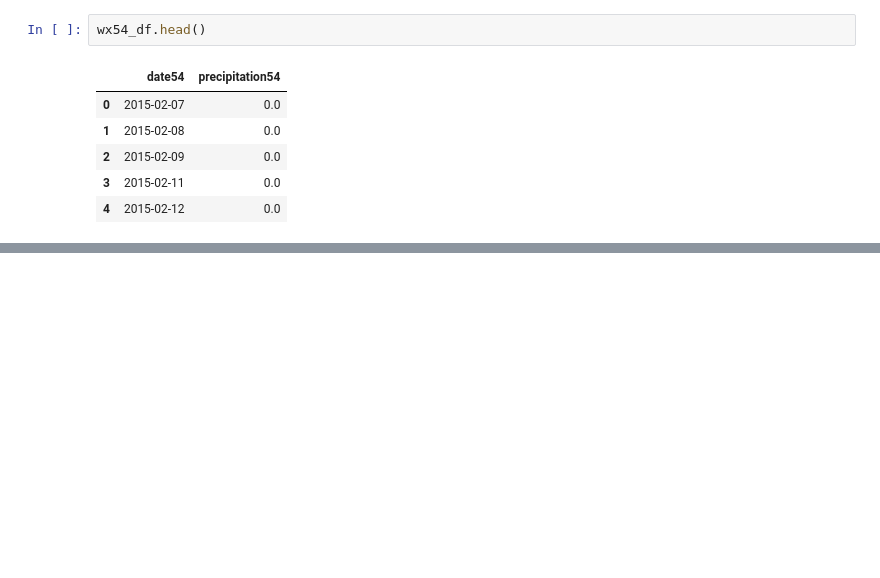
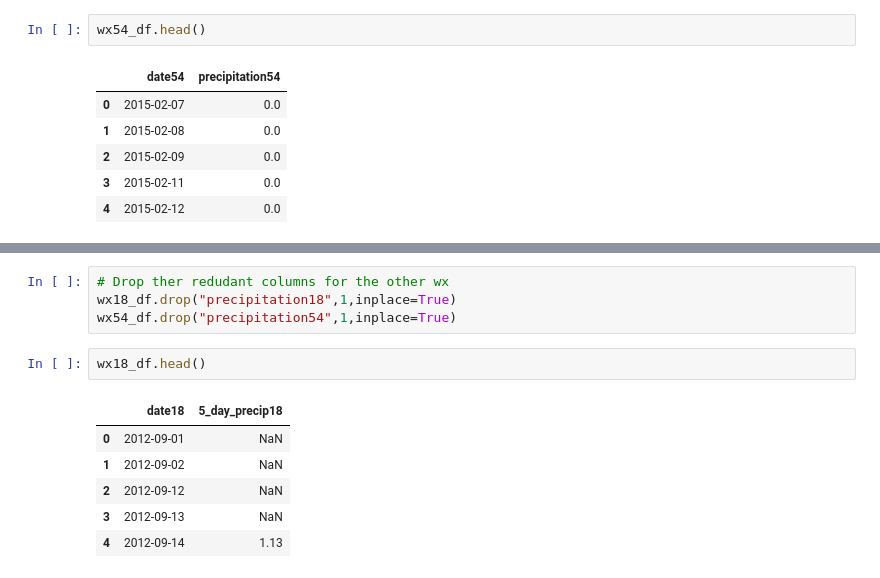
Before and after one commit to david-garza/enterococci_prediction_analysis, a Jupyter notebook: machine_learning/ml_classifier.ipynb, the cells around one changed output, grey strips where cells are left out. Saved outputs shown, nothing was run; the diff lists cells and outputs as text; blank space fills up the shorter version.

```diff
--- a/machine_learning/ml_classifier.ipynb
+++ b/machine_learning/ml_classifier.ipynb
@@ -82,0 +108,13 @@ wx54_df.head()
+# %%
+# Drop ther redudant columns for the other wx
+wx18_df.drop("precipitation18",1,inplace=True)
+wx54_df.drop("precipitation54",1,inplace=True)
+# %%
+wx18_df.head()
+# %% [output]
+|  | date18 | 5_day_precip18 |
+| 0 | 2012-09-01 | NaN |
+| 1 | 2012-09-02 | NaN |
+| 2 | 2012-09-12 | NaN |
+| 3 | 2012-09-13 | NaN |
+| 4 | 2012-09-14 | 1.13 |
```
Also changed, not shown: parts of 7 cells of this notebook.
